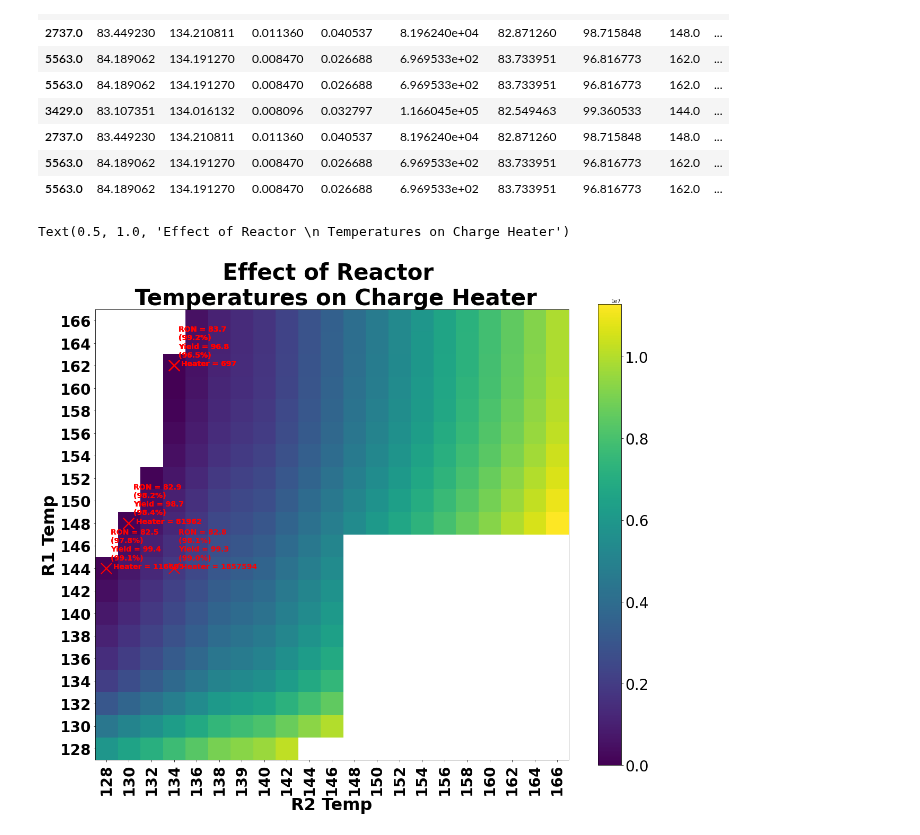
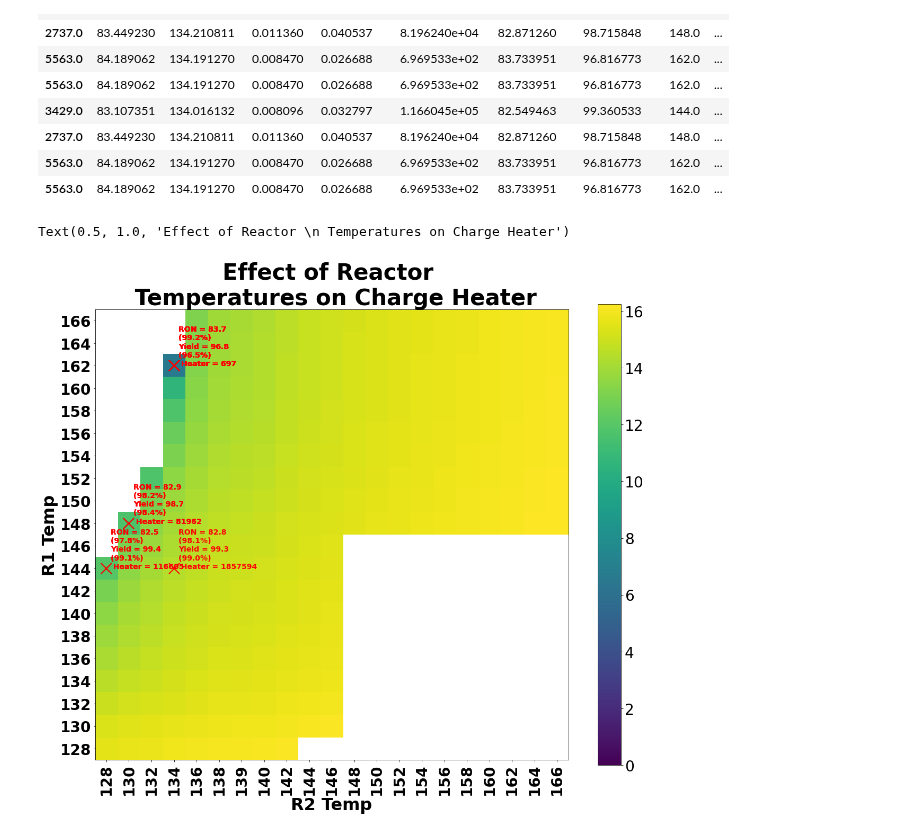
Before and after one commit to KISRDevelopment/iso-exploration, a Jupyter notebook: global_optima.ipynb, the cells around one changed output. Cells and saved outputs as stored; diff of their text form; code cells hidden in the pictures.

```diff
--- a/global_optima.ipynb
+++ b/global_optima.ipynb
@@ -265,32 +265,32 @@ for i, r1t in enumerate(r1s):
     for j, r2t in enumerate(r2s):
         sdf = df[(df['r1_temp'] == r1t) & (df['r2_temp'] == r2t) & (df['r1_charge_heater'] >= 0)]
         mean_dep = np.mean(sdf[dependent_var])
         M[i, j] = mean_dep
 
 n,m = M.shape
 f, ax = plt.subplots(1, 1, figsize=(20, 20))
-im = ax.imshow(M, origin='lower', vmin=0)
+im = ax.imshow(np.log(M), origin='lower', vmin=0)
 
 for r in constrained_sol.itertuples():
     r1idx = r1idxs[r.r1_temp]
     r2idx = r2idxs[r.r2_temp]
     ax.plot([r2idx], [r1idx], 'x', markersize=20, color='red', markeredgewidth=2)
     ax.annotate('RON = %4.1f\n(%4.1f%%) \nYield = %4.1f \n(%4.1f%%) \n Heater = %.0f ' % (r.process_ron,
                                                                                 r.process_ron * 100 / max_ron,
                                                                                 r.process_yield,
                                                                                 r.process_yield * 100 / max_yield,
                                                                                 r.r1_charge_heater),
             (r2idx, r1idx), (r2idx+0.2, r1idx), fontsize=14, color='red', fontweight='bold')
 
 ax.set_xticks(np.arange(m))
 ax.set_xticklabels(['%d' % d for d in r2s], rotation=90, fontsize=28, fontweight='bold')
 ax.set_yticks(np.arange(n))
 ax.set_yticklabels(['%d' % d for d in r1s], fontsize=28, fontweight='bold')
 ax.set_xlabel('R2 Temp', fontsize=32, fontweight='bold')
 ax.set_ylabel('R1 Temp', fontsize=32, fontweight='bold')
 cbar = f.colorbar(im, ax=ax, shrink=0.8)
 cbar.ax.tick_params(labelsize=28)
 ax.set_title('Effect of Reactor \n Temperatures on Charge Heater', fontsize=42, fontweight='bold')
 # %% [output]
 Text(0.5, 1.0, 'Effect of Reactor \n Temperatures on Charge Heater')
-[figure, old version]
+[figure, new version]
```
Also changed, not shown: parts of 1 cell of this notebook, 1 other file.
